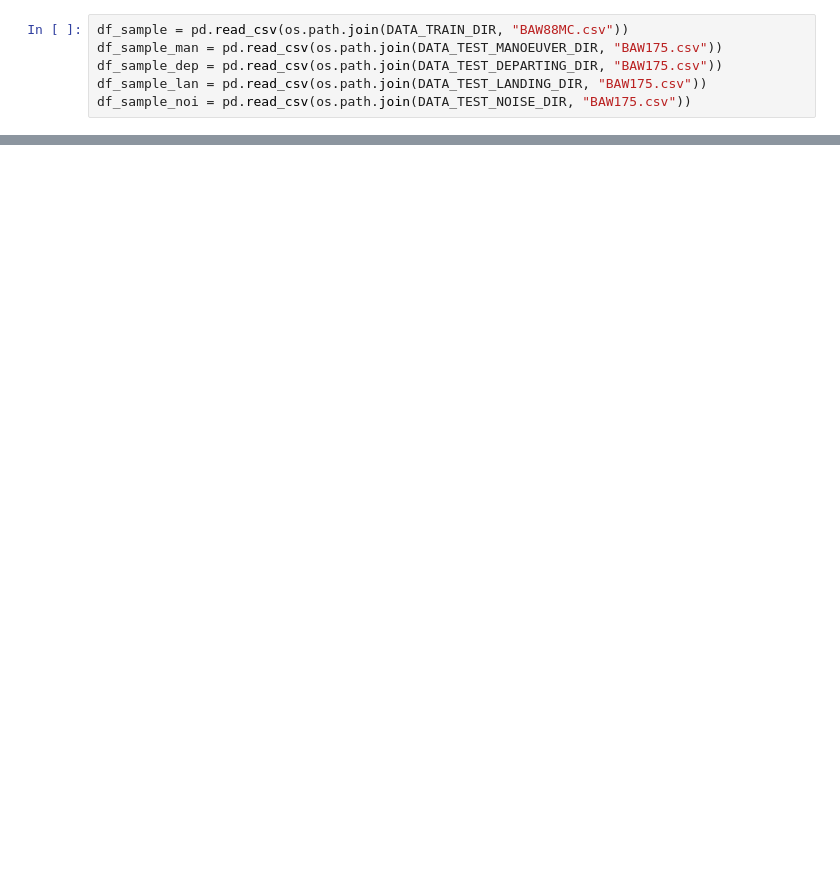
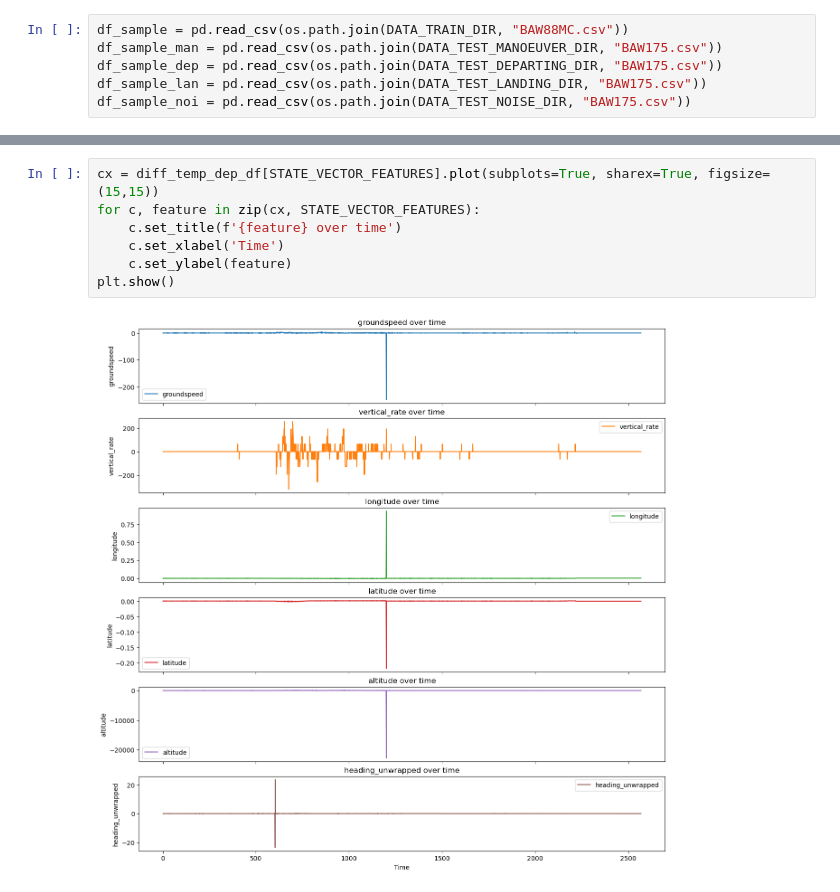
Before and after one commit to dmasloub/adsb_pynqz2, a Jupyter notebook: notebooks/training.ipynb, the cells around one changed output, grey strips where cells are left out. Drawn from its saved outputs; the diff is of its cells as text; blank space fills up the shorter version.

```diff
--- a/notebooks/training.ipynb
+++ b/notebooks/training.ipynb
@@ -61,0 +114,9 @@ diff_temp_df = filter_outliers(df_sample, cols=STATE_VECTOR_FEATURES)
+# %%
+cx = diff_temp_dep_df[STATE_VECTOR_FEATURES].plot(subplots=True, sharex=True, figsize=(15,15))
+for c, feature in zip(cx, STATE_VECTOR_FEATURES):
+    c.set_title(f'{feature} over time')
+    c.set_xlabel('Time')
+    c.set_ylabel(feature)
+plt.show()
+# %% [output]
+[figure, added]
```
Also changed, not shown: parts of 20 cells of this notebook, 2 other files.
